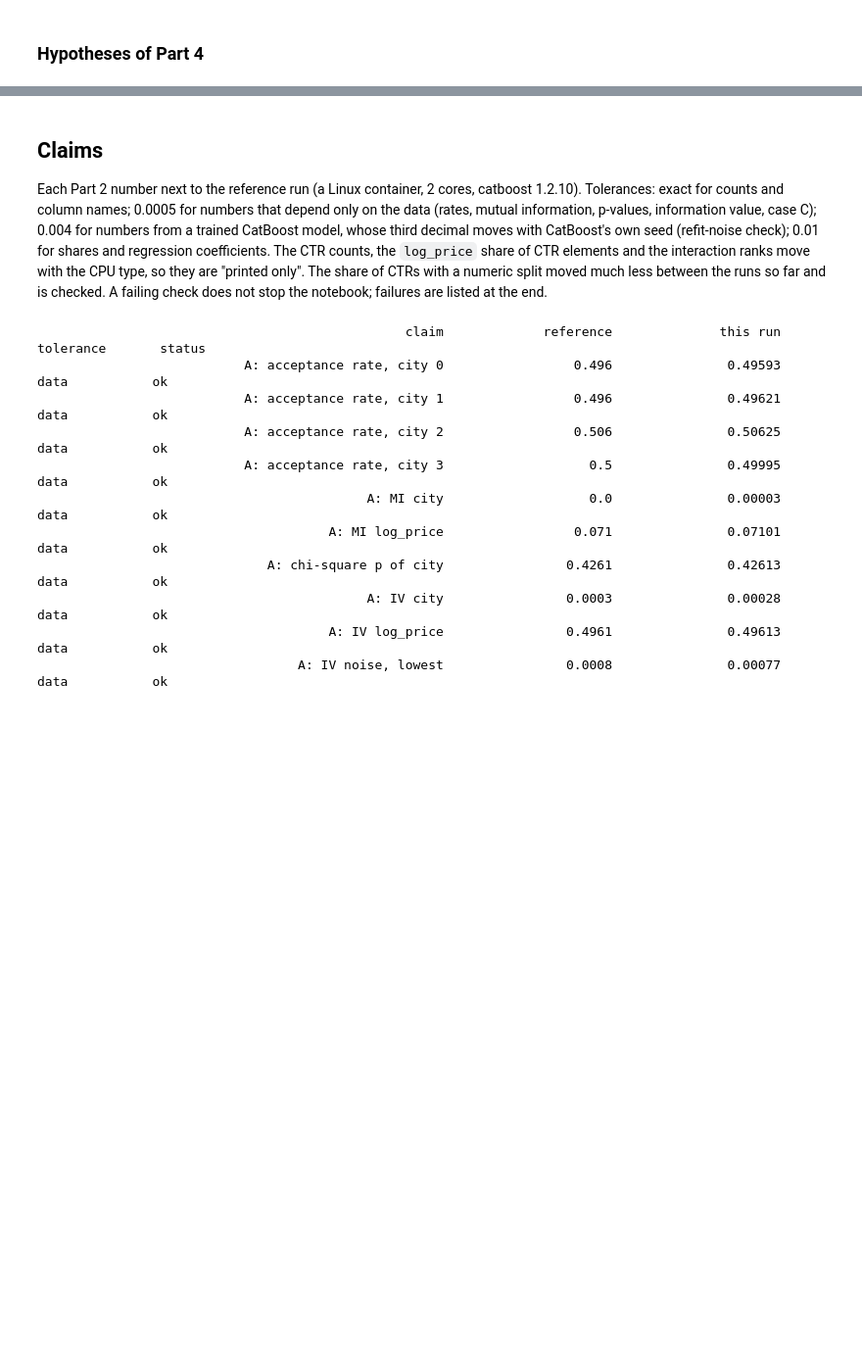
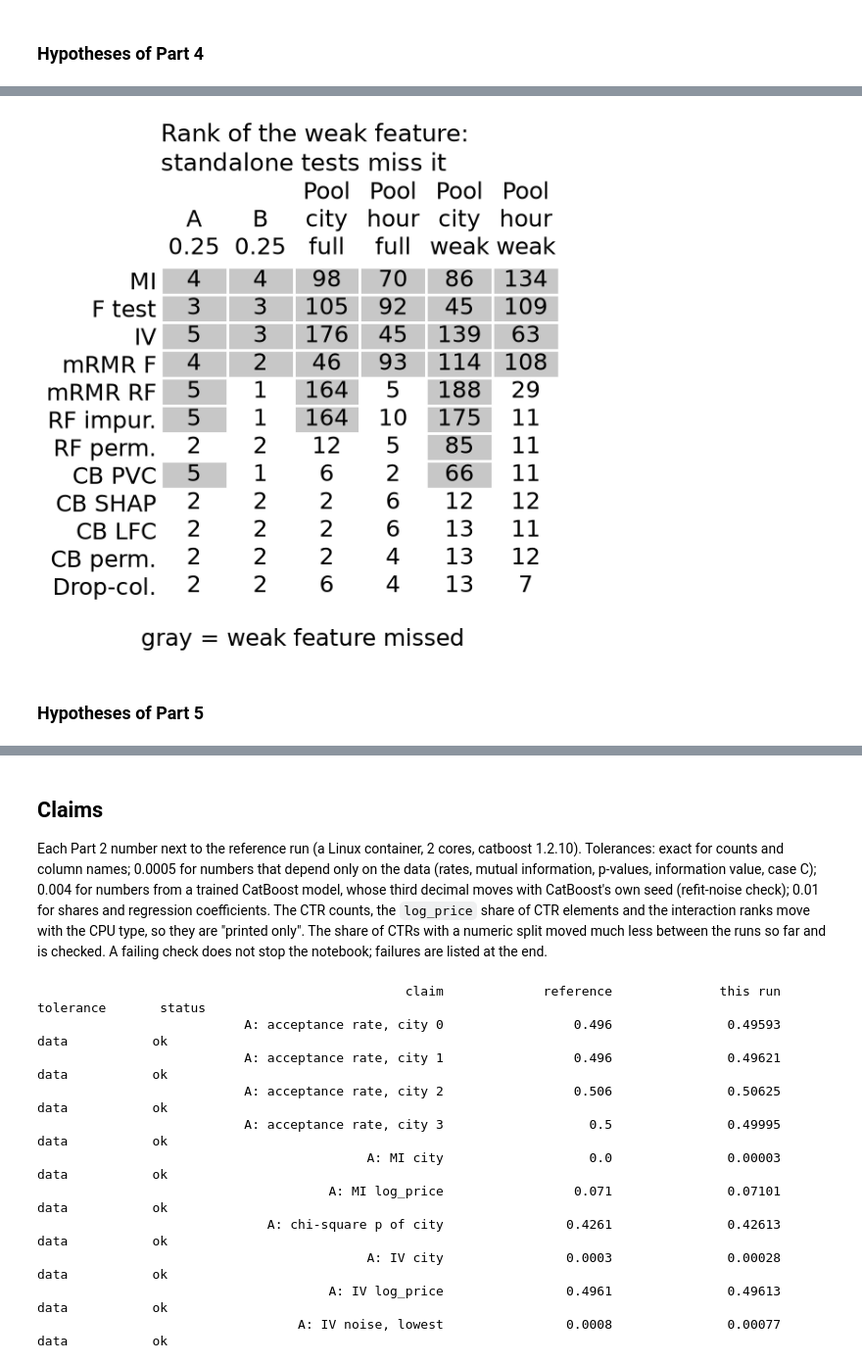
Before and after one commit to firefly1248/demo-notebooks, a Jupyter notebook: notebooks/feature_selection/standalone_tests_feature_selection.ipynb, the cells around one changed output, grey strips where cells are left out. Shown at 98% size. Saved outputs shown, nothing was run; the diff lists cells and outputs as text; code cells hidden in the pictures; blank space fills up the shorter version.

```diff
--- a/notebooks/feature_selection/standalone_tests_feature_selection.ipynb
+++ b/notebooks/feature_selection/standalone_tests_feature_selection.ipynb
@@ -2059,7 +2085,7 @@ else:
             for s in FE_S:
                 for seed in STRENGTH_SEEDS:
                     df, y, _ = gen(seed, s)
-                    Xtr, _, ytr, _ = train_test_split(df, y, test_size=0.3, random_state=seed, stratify=y)
+                    Xtr, _, ytr, _ = split(df, y, seed)
                     fresh, fresh_y, _ = gen(seed + FRESH_OFFSET, s)
                     for m, (kept, sec, auc, ll) in fe_kept(Xtr, ytr, fresh, fresh_y, cats, seed).items():
                         fe_rows.append(dict(case=case, s=s, seed=seed, method=m, kept=" ".join(kept),
@@ -2220,7 +2244,7 @@ else:
             for s in FE_S:
                 for seed in STRENGTH_SEEDS:
                     df, y, _ = gen(seed, s)
-                    Xtr, Xte, ytr, yte = train_test_split(df, y, test_size=0.3, random_state=seed, stratify=y)
+                    Xtr, Xte, ytr, yte = split(df, y, seed)
                     S, T = e_scores(Xtr, ytr, Xte, yte, cats, seed, Xtr.shape[1] - 1)
                     for m in E_METHODS:
                         w, st = roles(S[m], weak, strong, symmetric)
@@ -2346,11 +2365,9 @@ else:
            for m in ("CB SHAP", "CB PVC")}
     lines4.append(("H11", verdict([found_shap[0.25] >= 4, gap["CB SHAP"] < gap["CB PVC"]]),
                    f"CB SHAP finds the pair in A at s=0.25 in {found_shap[0.25]} of 5 (s=0.1: {found_shap[0.1]}); "
-                   f"median rank of four-level minus Gaussian noise in 3b: CB SHAP {gap['CB SHAP']:.1f}, CB PVC {gap['CB PVC']:.1f}"))
-
-
-    def fe_found(m, case, s):
-        return int(FE[(FE.method == m) & (FE.case == case) & (FE.s == s)].found.sum())
+                   f"median rank of four-level minus Gaussian noise in 3b: CB SHAP {gap['CB SHAP']:.1f}, CB PVC {gap['CB PVC']:.1f}; "
+                   + "; ".join(f"{m} per seed: four-level {seeds_str(P3B[P3B.method == m].four_level_noise)}, Gaussian "
+                               + ",".join(f"{v:g}" for v in P3B[P3B.method == m].gaussian_noise) for m in ("CB SHAP", "CB PVC"))))
 
 
     def weak_lost(m, case, s):
@@ -2373,17 +2390,16 @@ else:
                    f"probe keeps city in {probe_a[0.25]} (s=0.25) and {probe_a[0.1]} (s=0.1) of {n_seeds}; mean noise kept "
                    f"at s=0.25 {probe_noise:.2f} of 3; pool: smaller four-level than Gaussian share in {four_lower} of {len(pp)} seeds"))
 
-    shuf = [fe_found("FE shuffling", c, 0.25) for c in CASES]
+    shuf = [found_count(FE, "FE shuffling", c, 0.25) for c in CASES]
     shuf_hour_lost = weak_lost("FE shuffling", "B", 0.1)
     lines4.append(("H14", verdict([v >= 4 for v in shuf] + [shuf_hour_lost >= 3]),
                    "shuffling keeps both at s=0.25 in " + ", ".join(f"{c} {v}" for c, v in zip(CASES, shuf))
                    + f" of {n_seeds}; loses hour in B at s=0.1 in {shuf_hour_lost} of {n_seeds}"))
 
-    mrmr_a = {s: fe_found("FE MRMR", "A", s) for s in FE_S}
+    mrmr_a = {s: found_count(FE, "FE MRMR", "A", s) for s in FE_S}
     lines4.append(("H15", verdict([v <= 1 for v in mrmr_a.values()]),
                    f"mRMR keeps both in A in {mrmr_a[0.25]} (s=0.25) and {mrmr_a[0.1]} (s=0.1) of {n_seeds}"))
-    e_found = {(m, c): int(E4[(E4.method == m) & (E4.case == c) & (E4.s == 0.25)].found.sum())
-               for m in E_METHODS for c in CASES}
+    e_found = {(m, c): found_count(E4, m, c, 0.25) for m in E_METHODS for c in CASES}
     sel = list(SELECT_ALGO)
     keep30 = {m: int((E4P[E4P.method == m]["interaction-only in top 30"] == 4).sum()) for m in sel}
     n_pool = E4P.seed.nunique()
@@ -2420,0 +2924,42 @@ H18         confirmed
+# %%
+if QUICK:
+    print("Skipped in QUICK mode.")
+else:
+    grid, miss = pd.DataFrame(index=METHODS), pd.DataFrame(index=METHODS)
+    for c in "AB":
+        d = R3[(R3.case == c) & (R3.s == P5_S)].groupby("method")
+        name = f"{c}\n{P5_S:g}"
+        grid[name] = d.weak_rank.median()
+        miss[name] = d.weak_rank.apply(lambda r: (r <= 2).mean() < 0.8)
+    for label, P in (("full", P3B), ("weak", P4A[P4A.s == P5_S])):
+        for f in ("city", "hour"):
+            name = f"Pool\n{f}\n{label}"
+            grid[name] = P.groupby("method")[f"rank {f}"].median()
+            miss[name] = grid[name] > 30
+    short = {"RF permutation": "RF perm.", "CB permutation": "CB perm.", "Drop-column": "Drop-col.",
+             "RF impurity": "RF impur."}
+
+    fig, ax = plt.subplots(figsize=(6, 6))
+    nr, nc = grid.shape
+    for i, m in enumerate(grid.index):
+        for j, col in enumerate(grid.columns):
+            ax.add_patch(plt.Rectangle((j, nr - 1 - i), 1, 1, facecolor="0.78" if miss.loc[m, col] else "white",
+                                       edgecolor="white", lw=2))
+            ax.text(j + 0.5, nr - 0.5 - i, f"{np.floor(grid.loc[m, col] + 0.5):.0f}", ha="center", va="center", fontsize=18)
+    ax.set_xlim(0, nc)
+    ax.set_ylim(0, nr)
+    ax.set_xticks(np.arange(nc) + 0.5, grid.columns, fontsize=18)
+    ax.xaxis.tick_top()
+    ax.set_yticks(np.arange(nr) + 0.5, [short.get(m, m) for m in grid.index[::-1]], fontsize=18)
+    ax.tick_params(length=0)
+    for sp in ax.spines.values():
+        sp.set_visible(False)
+    ax.set_title("Rank of the weak feature:\nstandalone tests miss it", loc="left", fontsize=19)
+    fig.text(0.5, 0.015, "gray = weak feature missed", ha="center", fontsize=18)
+    fig.tight_layout(rect=(0, 0.06, 1, 1))
+    fig.savefig("standalone_tests_who_finds.png")
+    plt.show()
+# %% [output]
+[figure, added]
+# %% [markdown]
+### Hypotheses of Part 5
```
Also changed, not shown: parts of 49 cells of this notebook, 2 other files.
